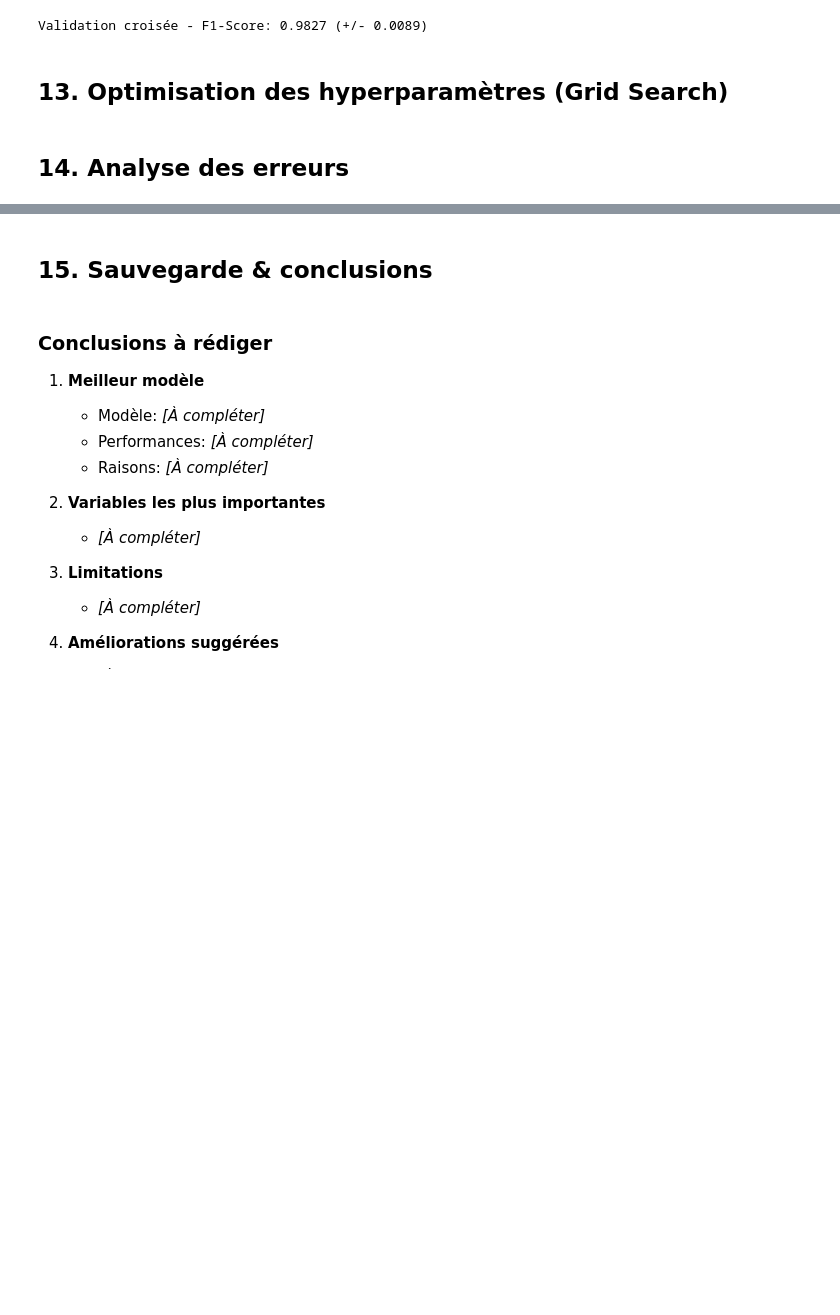
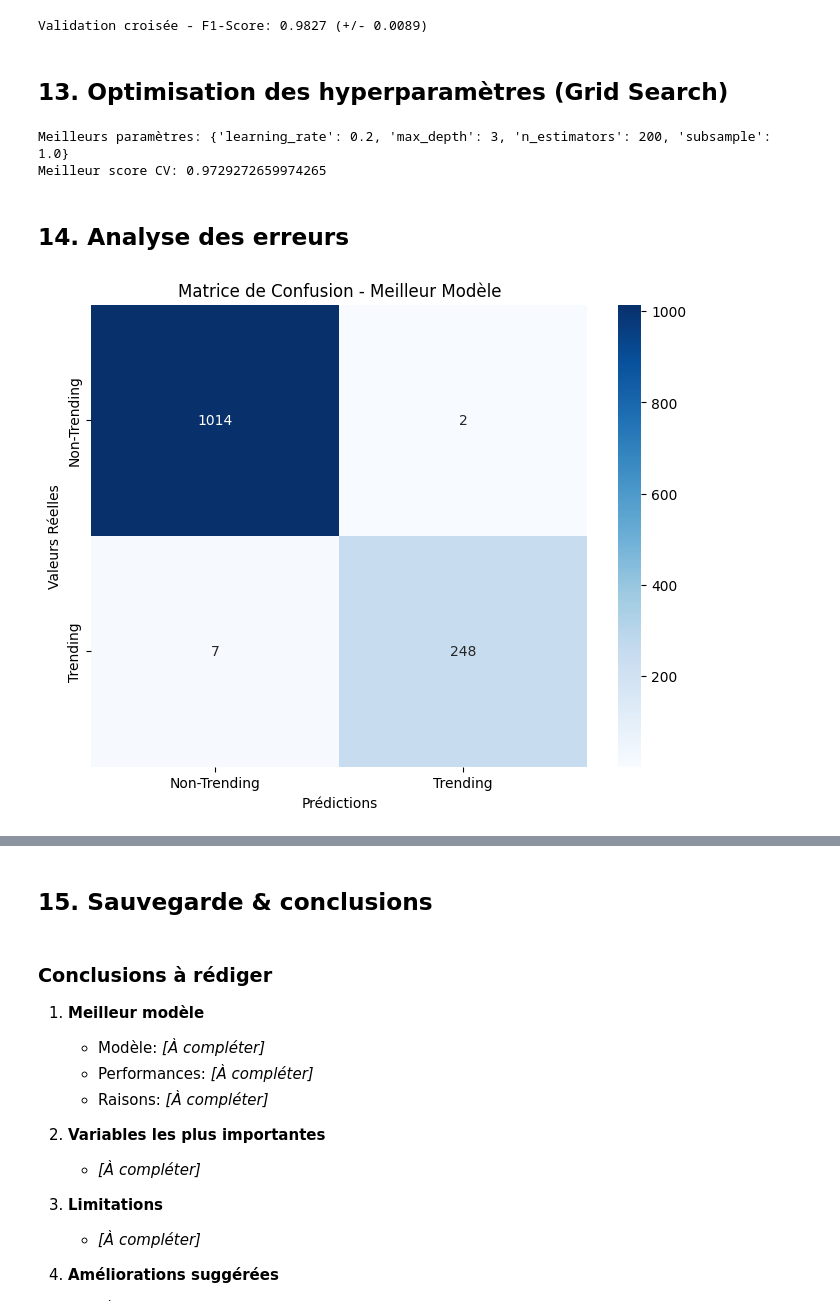
Before and after one commit to Fadila04/classification-IA, a Jupyter notebook: projet-ml-youtube-trending-68b010e7b5bc2532236423.ipynb, the cells around one changed output, grey strips where cells are left out. Saved outputs shown, nothing was run; the diff lists cells and outputs as text; code cells hidden in the pictures; blank space fills up the shorter version.

```diff
--- a/projet-ml-youtube-trending-68b010e7b5bc2532236423.ipynb
+++ b/projet-ml-youtube-trending-68b010e7b5bc2532236423.ipynb
@@ -440,7 +440,7 @@ plt.show()
 from sklearn.svm import SVC
 # Création du modéle SVM avec le noyau RBF
 # rbf permet de séparer les données pour éviter les problémes linéaire / C=1.0 pour etre correcte et général
-svm_model = SVC(kernel='rbf', C=1, random_state=42)
+svm_model = SVC(kernel='linear', C= 1, random_state=42)
 
 # Entrainement du modéle sur les données normalisées
 svm_model.fit(X_train[num_cols], y_train)
@@ -567,41 +567,48 @@ Validation croisée - F1-Score: 0.9827 (+/- 0.0089)
 ## 13. Optimisation des hyperparamètres (Grid Search)
 # %%
 # VOTRE CODE ICI - Section 13.1
-# from sklearn.model_selection import GridSearchCV
-# from sklearn.ensemble import RandomForestClassifier
-# param_grid = {
-#     'n_estimators': [50, 100, 200],
-#     'max_depth': [5, 10, None],
-#     'min_samples_split': [2, 5, 10]
-# }
-# grid_search = GridSearchCV(
-#     RandomForestClassifier(random_state=42),
-#     param_grid,
-#     cv=3,
-#     scoring='f1',
-#     n_jobs=-1
-# )
-# grid_search.fit(X_train, y_train)
-# print("Meilleurs paramètres:", grid_search.best_params_)
-# print("Meilleur score CV:", grid_search.best_score_)
-# best_rf = grid_search.best_estimator_
-# best_rf_pred = best_rf.predict(X_test)
+from sklearn.model_selection import GridSearchCV
+from xgboost import XGBClassifier
+param_grid = {
+    'n_estimators': [50, 100, 200],
+    'max_depth': [3, 6, 10],
+    'learning_rate': [0.01, 0.1, 0.2],
+    'subsample': [0.8, 1.0]
+}
+grid_search = GridSearchCV(
+    XGBClassifier(random_state=42),
+    param_grid,
+    cv=3,
+    scoring='f1',
+    n_jobs=-1
+)
+grid_search.fit(X_train, y_train)
+print("Meilleurs paramètres:", grid_search.best_params_)
+print("Meilleur score CV:", grid_search.best_score_)
+best_xgb = grid_search.best_estimator_
+best_xgb_pred = best_xgb.predict(X_test)
+# %% [output]
+Meilleurs paramètres: {'learning_rate': 0.2, 'max_depth': 3, 'n_estimators': 200, 'subsample': 1.0}
+Meilleur score CV: 0.9729272659974265
 # %% [markdown]
 ## 14. Analyse des erreurs
 # %%
 # VOTRE CODE ICI - Section 14.1
-# import matplotlib.pyplot as plt
-# import seaborn as sns
-# from sklearn.metrics import confusion_matrix
-# # Exemple: matrice de confusion pour le meilleur modèle (remplacez best_rf_pred)
-# # cm = confusion_matrix(y_test, best_rf_pred)
-# # plt.figure(figsize=(8, 6))
-# # sns.heatmap(cm, annot=True, fmt='d', cmap='Blues',
-# #             xticklabels=['Non-Trending', 'Trending'],
-# #             yticklabels=['Non-Trending', 'Trending'])
-# # plt.title('Matrice de Confusion - Meilleur Modèle')
-# # plt.ylabel('Valeurs Réelles')
-# # plt.xlabel('Prédictions')
-# # plt.show()
+import matplotlib.pyplot as plt
+import seaborn as sns
+from sklearn.metrics import confusion_matrix
+
+# Exemple: matrice de confusion pour le meilleur modèle
+cm = confusion_matrix(y_test, best_xgb_pred)
+plt.figure(figsize=(8, 6))
+sns.heatmap(cm, annot=True, fmt='d', cmap='Blues',
+            xticklabels=['Non-Trending', 'Trending'],
+            yticklabels=['Non-Trending', 'Trending'])
+plt.title('Matrice de Confusion - Meilleur Modèle')
+plt.ylabel('Valeurs Réelles')
+plt.xlabel('Prédictions')
+plt.show()
+# %% [output]
+[figure, added]
 # %%
 # VOTRE CODE ICI - Section 14.2
```
Also changed, not shown: parts of 4 cells of this notebook.
